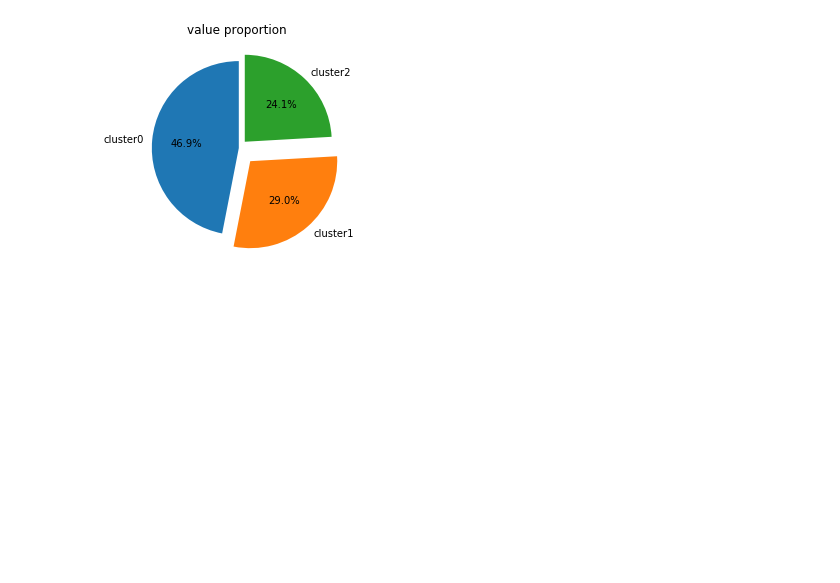
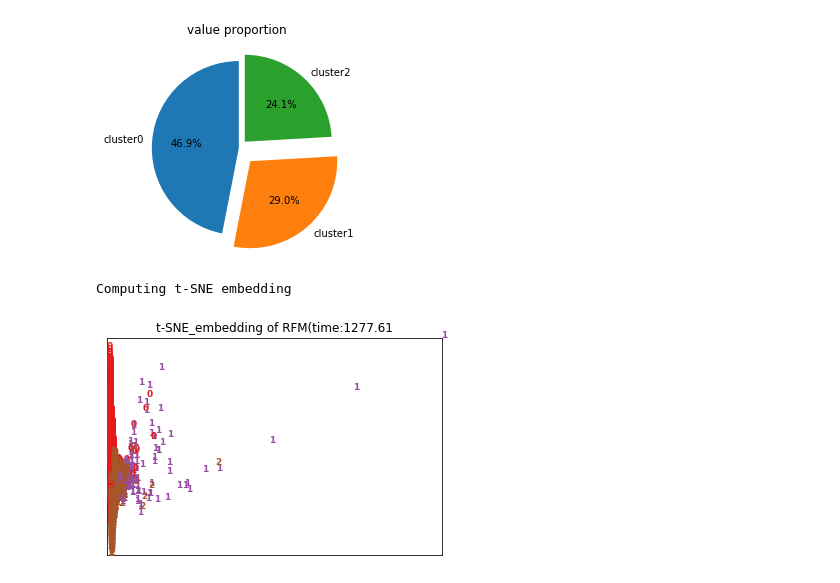
Before and after one commit to greatofdream/bigdata, a Jupyter notebook: Untitled.ipynb, the cells around one changed output. Cells and saved outputs as stored; diff of their text form; code cells hidden in the pictures; blank space fills up the shorter version.

```diff
--- a/Untitled.ipynb
+++ b/Untitled.ipynb
@@ -5,8 +5,8 @@ import datetime as dt
 import sys
 import src.rfm
 # %%
-finName = "./data/example.csv"
-sqlName = "./data/buildTableU.sql"
+finName = "./data/final_data.txt"
+sqlName = "./data/buildTableFinal.sql"
 name = src.rfm.extractHeader(sqlName)
 dataAll = pd.read_csv(finName, sep = '\t',names = name[0]['会员消费菜品事实表'], header = None)
 filterName = ['会员编号', '消费日期', '消费时间', '菜品编号', '菜品名称', '菜品数量', '菜品单价' ]
@@ -303,3 +303,31 @@ plt.title('value proportion ')
 # %% [output]
 Text(0.5, 1.0, 'value proportion ')
 [figure]
+# %%
+X = rfm.values
+y = np.array(rfm_kn['cluster'])
+# %%
+# use t-sne to do visualization
+from time import time
+from sklearn import manifold
+def plot_embedding(X, title=None):
+    x_min, x_max = np.min(X, 0),np.max(X, 0)
+    X=(X -x_min)/(x_max - x_min)
+    plt.figure()
+    ax = plt.subplot(111)
+    for i in range(X.shape[0]):
+        plt.text(X[i, 0], X[i, 1],str(y[i]), color=plt.cm.Set1(y[i]/3),
+                 fontdict={'weight': 'bold', 'size': 9})
+    plt.xticks([]), plt.yticks([])
+    if title is not None:
+        plt.title(title)
+print("Computing t-SNE embedding")
+
+tsne = manifold.TSNE(n_components=2, init='pca', random_state=0)
+t0 = time()
+X_tsne = tsne.fit_transform(X)
+plot_embedding(X_tsne, "t-SNE_embedding of RFM(time:{:.2f}".format(time()-t0))
+plt.show()
+# %% [output]
+Computing t-SNE embedding
+[figure, added]
```
Also changed, not shown: parts of 21 cells of this notebook, 18 other files.
